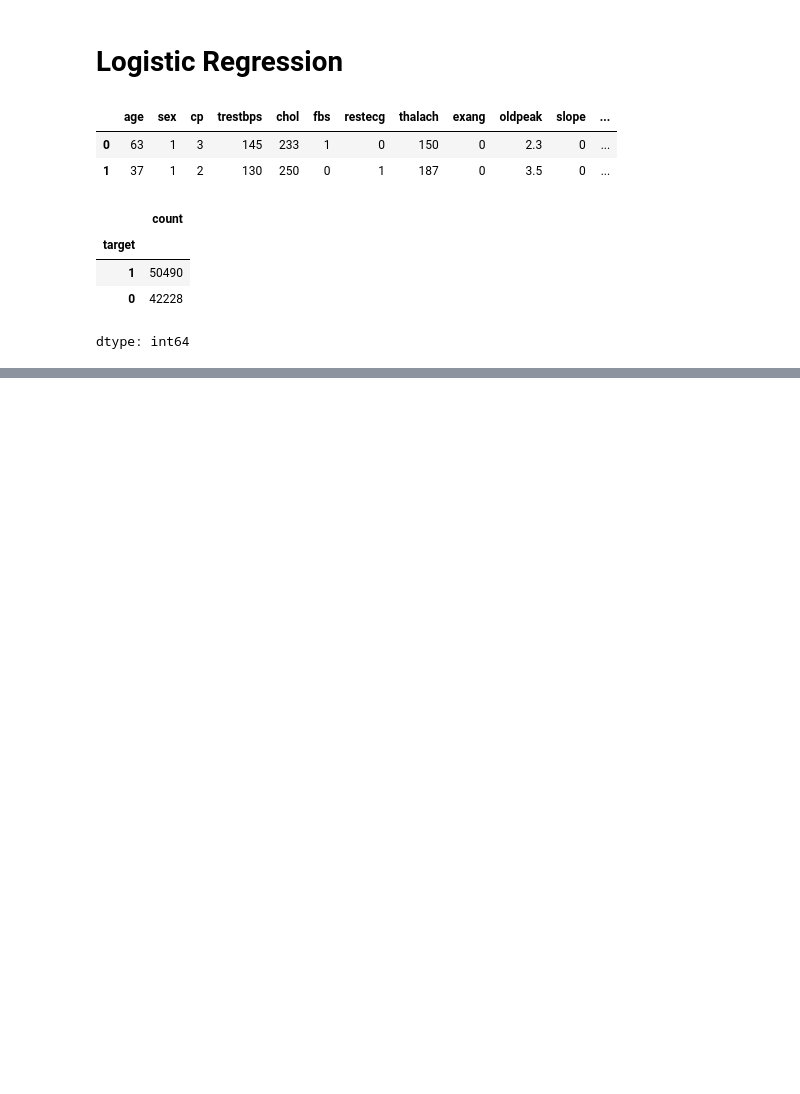
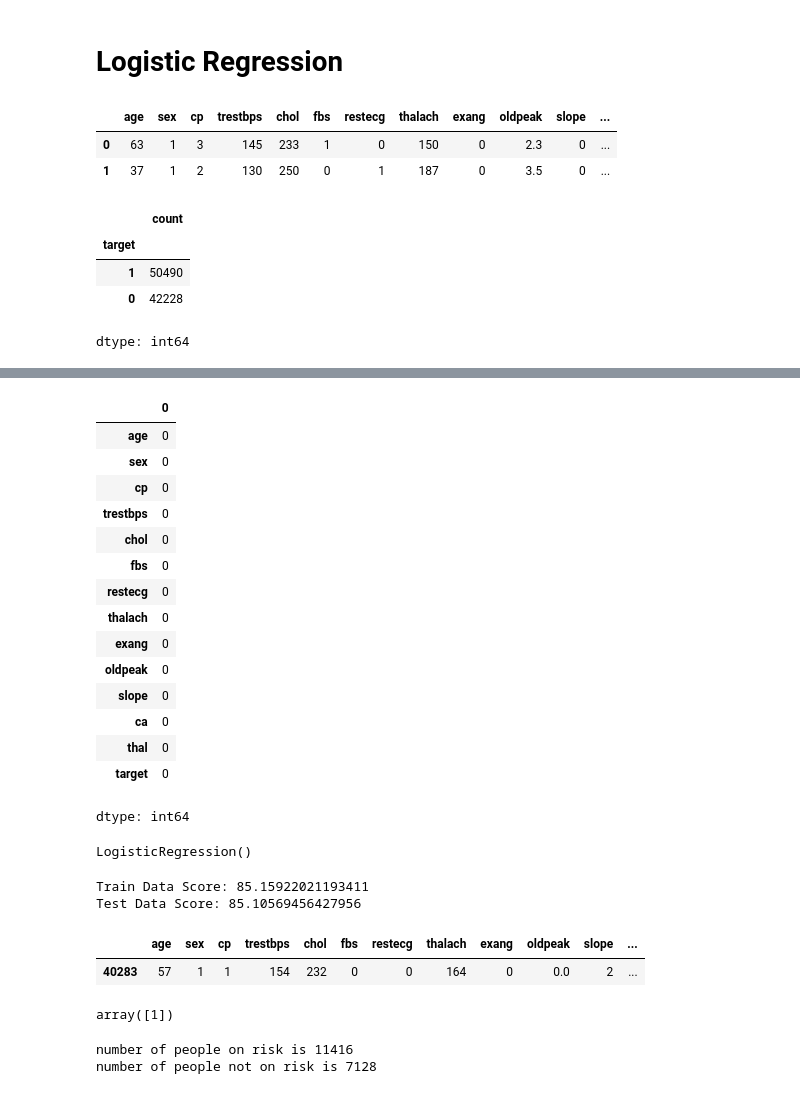
Before and after one commit to jayx003/Machine-Learning, a Jupyter notebook: ML3.ipynb, the cells around one changed output, grey strips where cells are left out. Cells and saved outputs as stored; diff of their text form; code cells hidden in the pictures; blank space fills up the shorter version.

Commit message:
Logistic regression

```diff
--- a/ML3.ipynb
+++ b/ML3.ipynb
@@ -22,0 +29,20 @@ dtype: int64
+# %%
+#Check missing values
+heart.isna().sum()
+# %% [output]
+|  | 0 |
+| age | 0 |
+| sex | 0 |
+| cp | 0 |
+| trestbps | 0 |
+| chol | 0 |
+| fbs | 0 |
+| restecg | 0 |
+| thalach | 0 |
+| exang | 0 |
+| oldpeak | 0 |
+| slope | 0 |
+| ca | 0 |
+| thal | 0 |
+| target | 0 |
+dtype: int64
@@ -22,0 +61,7 @@ dtype: int64
+# %%
+# Train Model
+from sklearn.linear_model import LogisticRegression
+model = LogisticRegression()
+model.fit(X_train,y_train)
+# %% [output]
+LogisticRegression()
@@ -22,0 +71,25 @@ dtype: int64
+# %%
+# Check Data Score
+
+#Train Data
+print('Train Data Score:',model.score(X_train,y_train)*100)
+#Test Data
+print('Test Data Score:',model.score(X_test,y_test)*100)
+# %% [output]
+Train Data Score: 85.15922021193411
+Test Data Score: 85.10569456427956
+# %%
+X_train[-1:]
+# %% [output]
+|  | age | sex | cp | trestbps | chol | fbs | restecg | thalach | exang | oldpeak | slope | ... |
+| 40283 | 57 | 1 | 1 | 154 | 232 | 0 | 0 | 164 | 0 | 0.0 | 2 | ... |
+# %%
+model.predict([[57,1,1,154,232,0,0,164,0,0.0,2,1,2]])
+# %% [output]
+array([1])
+# %%
+print('number of people on risk is', sum(y_pred==1))
+print('number of people not on risk is', sum(y_pred==0))
+# %% [output]
+number of people on risk is 11416
+number of people not on risk is 7128
```
Also changed, not shown: parts of 6 cells of this notebook.
